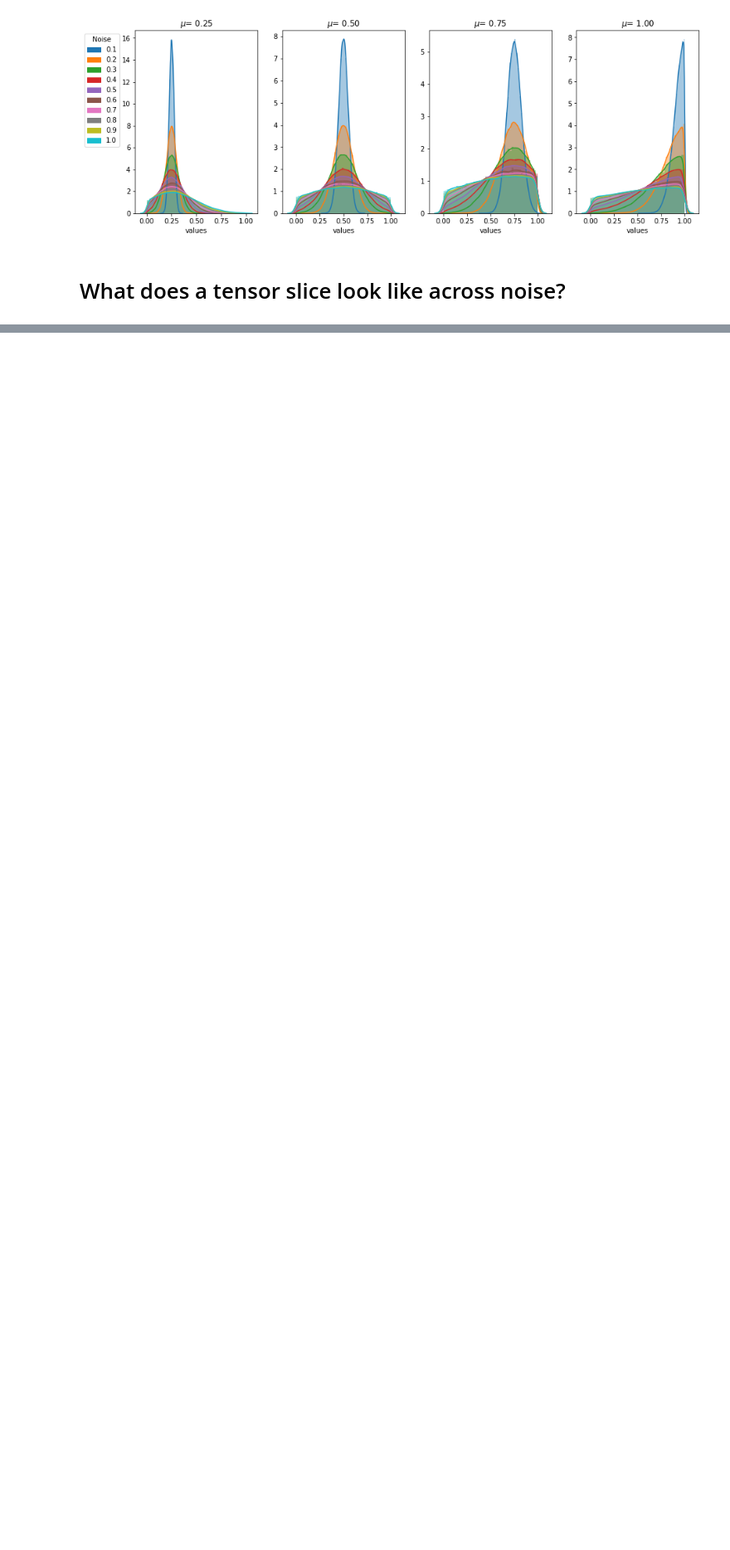
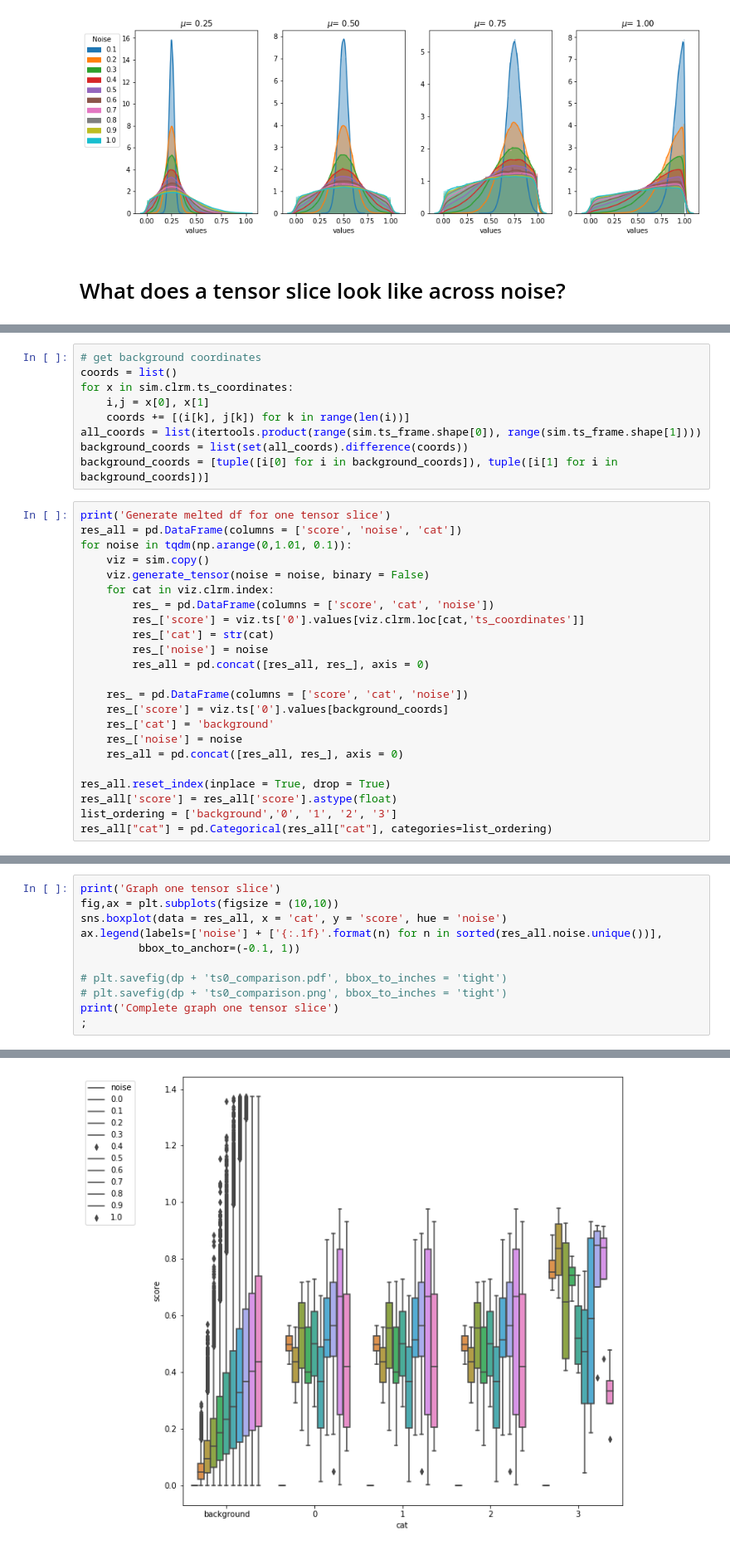
Before and after one commit to hmbaghdassarian/c2c_sim, a Jupyter notebook: notebooks/simulation/assess_noise.ipynb, the cells around one changed output, grey strips where cells are left out. Shown: that part at 83% size. Drawn from its saved outputs; the diff is of its cells as text; blank space fills up the shorter version.

Commit message:
update bug in generate pattern

```diff
--- a/notebooks/simulation/assess_noise.ipynb
+++ b/notebooks/simulation/assess_noise.ipynb
@@ -161,0 +183,32 @@ plt.savefig(dp + 'actual_noise_means.png', bbox_to_inches = 'tight')
+# %%
+# get background coordinates
+coords = list()
+for x in sim.clrm.ts_coordinates:
+    i,j = x[0], x[1]
+    coords += [(i[k], j[k]) for k in range(len(i))]
+all_coords = list(itertools.product(range(sim.ts_frame.shape[0]), range(sim.ts_frame.shape[1])))
+background_coords = list(set(all_coords).difference(coords))
+background_coords = [tuple([i[0] for i in background_coords]), tuple([i[1] for i in background_coords])]
+# %%
+print('Generate melted df for one tensor slice')
+res_all = pd.DataFrame(columns = ['score', 'noise', 'cat'])
+for noise in tqdm(np.arange(0,1.01, 0.1)):
+    viz = sim.copy()
+    viz.generate_tensor(noise = noise, binary = False)
+    for cat in viz.clrm.index:
+        res_ = pd.DataFrame(columns = ['score', 'cat', 'noise'])
+        res_['score'] = viz.ts['0'].values[viz.clrm.loc[cat,'ts_coordinates']]
+        res_['cat'] = str(cat)
+        res_['noise'] = noise
+        res_all = pd.concat([res_all, res_], axis = 0)
+
+    res_ = pd.DataFrame(columns = ['score', 'cat', 'noise'])
+    res_['score'] = viz.ts['0'].values[background_coords]
+    res_['cat'] = 'background'
+    res_['noise'] = noise
+    res_all = pd.concat([res_all, res_], axis = 0)
+
+res_all.reset_index(inplace = True, drop = True)
+res_all['score'] = res_all['score'].astype(float)
+list_ordering = ['background','0', '1', '2', '3']
+res_all["cat"] = pd.Categorical(res_all["cat"], categories=list_ordering)
@@ -161,0 +218,12 @@ plt.savefig(dp + 'actual_noise_means.png', bbox_to_inches = 'tight')
+# %%
+print('Graph one tensor slice')
+fig,ax = plt.subplots(figsize = (10,10))
+sns.boxplot(data = res_all, x = 'cat', y = 'score', hue = 'noise')
+ax.legend(labels=['noise'] + ['{:.1f}'.format(n) for n in sorted(res_all.noise.unique())],
+         bbox_to_anchor=(-0.1, 1))
+
+# plt.savefig(dp + 'ts0_comparison.pdf', bbox_to_inches = 'tight')
+# plt.savefig(dp + 'ts0_comparison.png', bbox_to_inches = 'tight')
+print('Complete graph one tensor slice')
+;
+# %% [output]
@@ -161,0 +233 @@ plt.savefig(dp + 'actual_noise_means.png', bbox_to_inches = 'tight')
+[figure, added]
```
Also changed, not shown: parts of 14 cells of this notebook, 4 other files.
